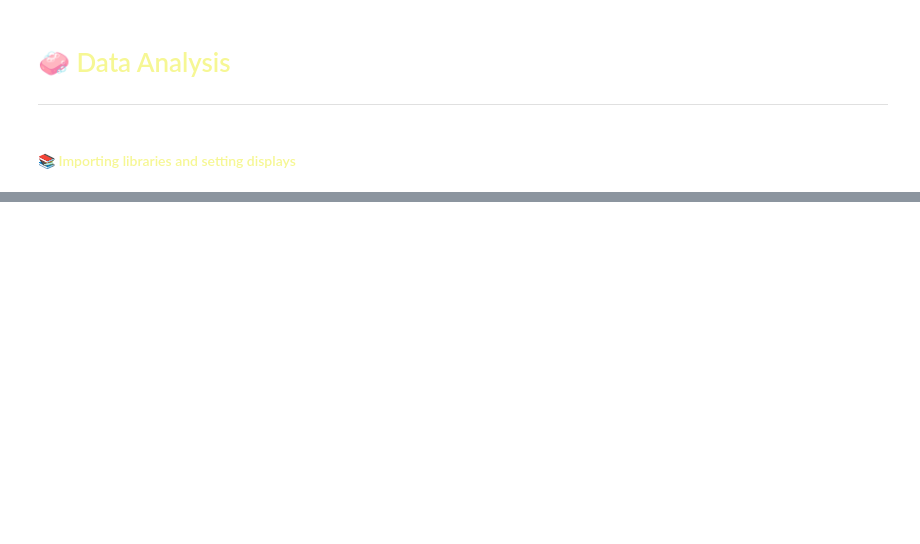
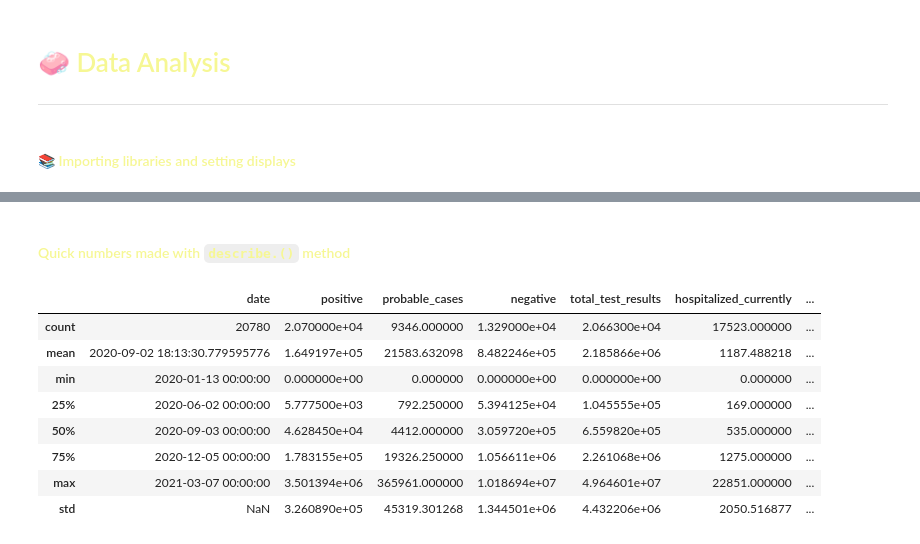
Before and after one commit to Yael-Parra/COVID-Data-Unveiled-An-Exploratory-Dive, a Jupyter notebook: eda/analysis_data.ipynb, the cells around one changed output, grey strips where cells are left out. Saved outputs shown, nothing was run; the diff lists cells and outputs as text; code cells hidden in the pictures; blank space fills up the shorter version.

```diff
--- a/eda/analysis_data.ipynb
+++ b/eda/analysis_data.ipynb
@@ -32,3 +37,2 @@ pd.set_option('display.expand_frame_repr', False)  # Prevent wrapping
 # %%
-df_clean = pd.read_csv("clean_data_states_daily.csv",index_col=0)
-df_clean.sample(5)
+df_clean = pd.read_csv("clean_data_states_daily.csv")
@@ -42,0 +59,16 @@ df_clean.sample(5)
+# %%
+def convert_object_to_date(df):
+
+    for column in df.columns:
+        if df[column].dtype == 'object':  # Check if column is of type 'object'
+            try:
+                # Try to convert to datetime. Pandas will try to infer the correct format.
+                df[column] = pd.to_datetime(df[column], errors='raise')
+                print(f"Successfully converted column '{column}' to datetime.")
+            except Exception as e:
+                print(f"Error converting column '{column}': {e}. This column was not converted.")
+
+    return df
+
+# Call function
+df_clean = convert_object_to_date(df_clean)
@@ -42,0 +213,21 @@ df_clean.sample(5)
+# %%
+# Unifying or merging the dataframes with the states abbreviations
+df_unified = pd.merge(
+    df_clean,
+    df_states_info,
+    left_on='state',
+    right_on='state_abbreviation',
+    how='left'  # Keeps all COVID data even if state info is missing
+)
+
+# Verify the merge worked
+print("\nMerged columns:", df_unified.columns.tolist())
+
+# Clean up duplicate columns (if any)
+df_unified = df_unified.drop(columns=['state_abbreviation', 'state_name_web'])  # Remove duplicate abbreviation column
+
+# Verify the merge
+print(f"Original COVID rows: {len(df_clean)}")
+print(f"Unified DataFrame rows: {len(df_unified)}")
+print("\nColumns in unified DataFrame:")
+print(df_unified.columns.tolist())
@@ -42,0 +293,14 @@ df_clean.sample(5)
+# %% [markdown]
+####  <span style="color:#f6f794"> Quick numbers made with `describe.()` method </span>
+# %%
+df_unified.describe()
+# %% [output]
+|  | date | positive | probable_cases | negative | total_test_results | hospitalized_currently | ... |
+| count | 20780 | 2.070000e+04 | 9346.000000 | 1.329000e+04 | 2.066300e+04 | 17523.000000 | ... |
+| mean | 2020-09-02 18:13:30.779595776 | 1.649197e+05 | 21583.632098 | 8.482246e+05 | 2.185866e+06 | 1187.488218 | ... |
+| min | 2020-01-13 00:00:00 | 0.000000e+00 | 0.000000 | 0.000000e+00 | 0.000000e+00 | 0.000000 | ... |
+| 25% | 2020-06-02 00:00:00 | 5.777500e+03 | 792.250000 | 5.394125e+04 | 1.045555e+05 | 169.000000 | ... |
+| 50% | 2020-09-03 00:00:00 | 4.628450e+04 | 4412.000000 | 3.059720e+05 | 6.559820e+05 | 535.000000 | ... |
+| 75% | 2020-12-05 00:00:00 | 1.783155e+05 | 19326.250000 | 1.056611e+06 | 2.261068e+06 | 1275.000000 | ... |
+| max | 2021-03-07 00:00:00 | 3.501394e+06 | 365961.000000 | 1.018694e+07 | 4.964601e+07 | 22851.000000 | ... |
+| std | NaN | 3.260890e+05 | 45319.301268 | 1.344501e+06 | 4.432206e+06 | 2050.516877 | ... |
```
Also changed, not shown: parts of 24 cells of this notebook, 7 other files.
